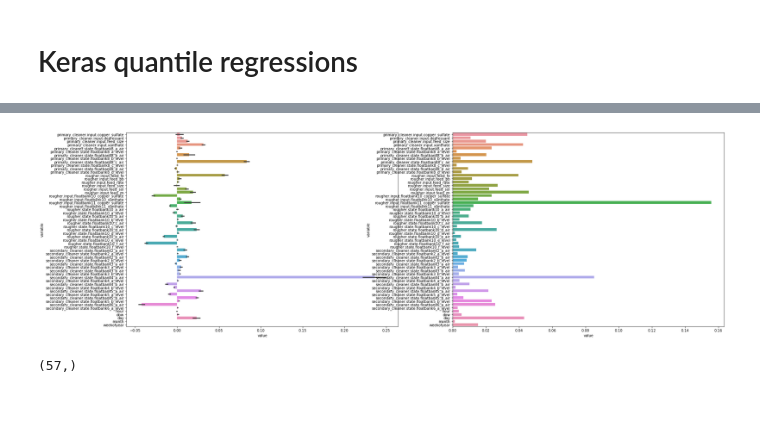
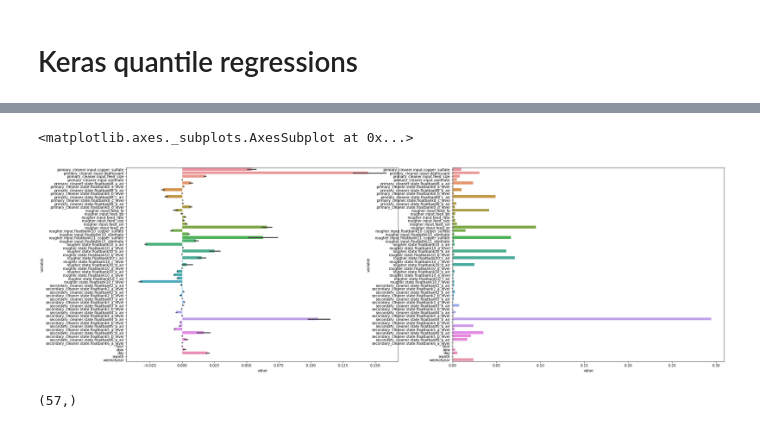
Before and after one commit to AntonBiryukovUofC/unearthed-zinc, a Jupyter notebook: notebooks/build_a_model_test.ipynb, the cells around one changed output, grey strips where cells are left out. Cells and saved outputs as stored; diff of their text form; code cells hidden in the pictures.

```diff
--- a/notebooks/build_a_model_test.ipynb
+++ b/notebooks/build_a_model_test.ipynb
@@ -202,7 +202,7 @@ preds.loc[preds.method == 'Keras', 'pred'] = np.concatenate(
 import seaborn as sns
 from mlxtend.evaluate import feature_importance_permutation
 from sklearn.metrics import make_scorer
-imp_vals, imp_all = feature_importance_permutation(predict_method=rf.predict, X=X_test_raw.values, y=y_test_raw.values, metric='rmse', num_rounds=10,  seed=1)
+imp_vals, imp_all = feature_importance_permutation(predict_method=rf.predict, X=X_test_raw.values, y=y_test_raw.values, metric='r2', num_rounds=10,  seed=1)
 
 fig,ax = plt.subplots(figsize = (30,10),ncols=2)
 
@@ -215,4 +231,5 @@ sns.barplot(data = feat_df_rf,y='variable',x='value',ax =ax[1])
+<matplotlib.axes._subplots.AxesSubplot at 0x...>
-[figure, old version]
+[figure, new version]
 # %%
 rf.feature_importances_.shape
 # %% [output]
```
Also changed, not shown: parts of 1 cell of this notebook, 1 other file.
